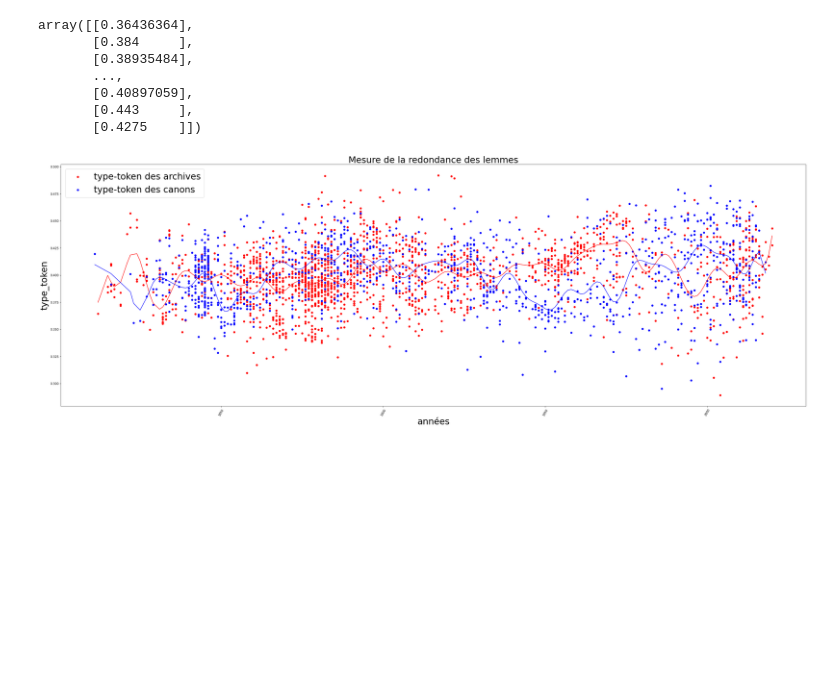
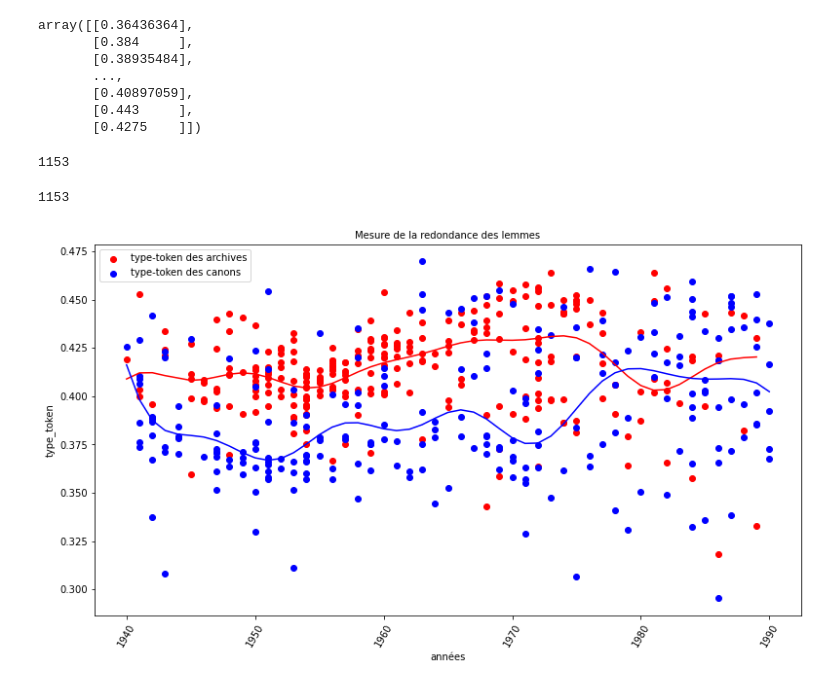
Before and after one commit to crazyjeannot/canons, a Jupyter notebook: regression.ipynb, the cells around one changed output. Saved outputs shown, nothing was run; the diff lists cells and outputs as text; code cells hidden in the pictures; blank space fills up the shorter version.

```diff
--- a/regression.ipynb
+++ b/regression.ipynb
@@ -188,20 +260,28 @@ annee_arch = annee_arch.astype('int32')
 svr_poly = SVR(kernel='rbf', C=100, gamma=0.01, epsilon=.01)
 #SVR(kernel='poly', C=100, gamma='auto', degree=3, epsilon=.1,coef0=1)
 #SVR(kernel='rbf', C=100, gamma=0.1, epsilon=.1)
+# %%
+len(annee_test)
+# %% [output]
+1153
+# %%
+len(type_token_canon_df.mean())
+# %% [output]
+1153
 # %%
-plt.figure(figsize=(45,15))
-plt.scatter(annee_arch, type_token_archive_df.mean(), label = 'type-token des archives',color = 'red')
-plt.scatter(annee_test, type_token_canon_df.mean(), label = 'type-token des canons',color='blue')
-plt.plot(annee_arch, svr_poly.fit(annee_arch, data_arch).predict(annee_arch),color = 'red')
-plt.plot(annee_test, svr_poly.fit(annee_test, data_can).predict(annee_test),color='blue')
+plt.figure(figsize=(13,7))
+plt.scatter(annee_arch[1340:1617], type_token_archive_df.mean()[1340:1617], label = 'type-token des archives',color = 'red')
+plt.scatter(annee_test[709:943], type_token_canon_df.mean()[709:943], label = 'type-token des canons',color='blue')
+plt.plot(annee_arch[1340:1617], svr_poly.fit(annee_arch[1340:1617], data_arch[1340:1617]).predict(annee_arch[1340:1617]),color = 'red')
+plt.plot(annee_test[709:943], svr_poly.fit(annee_test[709:943], data_can[709:943]).predict(annee_test[709:943]),color='blue')
 
-plt.ylabel('type_token', fontsize=30)
-plt.xlabel('années', fontsize=30)
+plt.ylabel('type_token', fontsize=10)
+plt.xlabel('années', fontsize=10)
 plt.xticks(rotation=60)
 
-plt.title('Mesure de la redondance des lemmes', fontsize=30)
-plt.legend(prop={'size': 30})
+plt.title('Mesure de la redondance des lemmes', fontsize=10)
+plt.legend(prop={'size': 10})
 
 plt.show()
 # %% [output]
-[figure, old version]
+[figure, new version]
```
Also changed, not shown: parts of 21 cells of this notebook, 1 other file.
